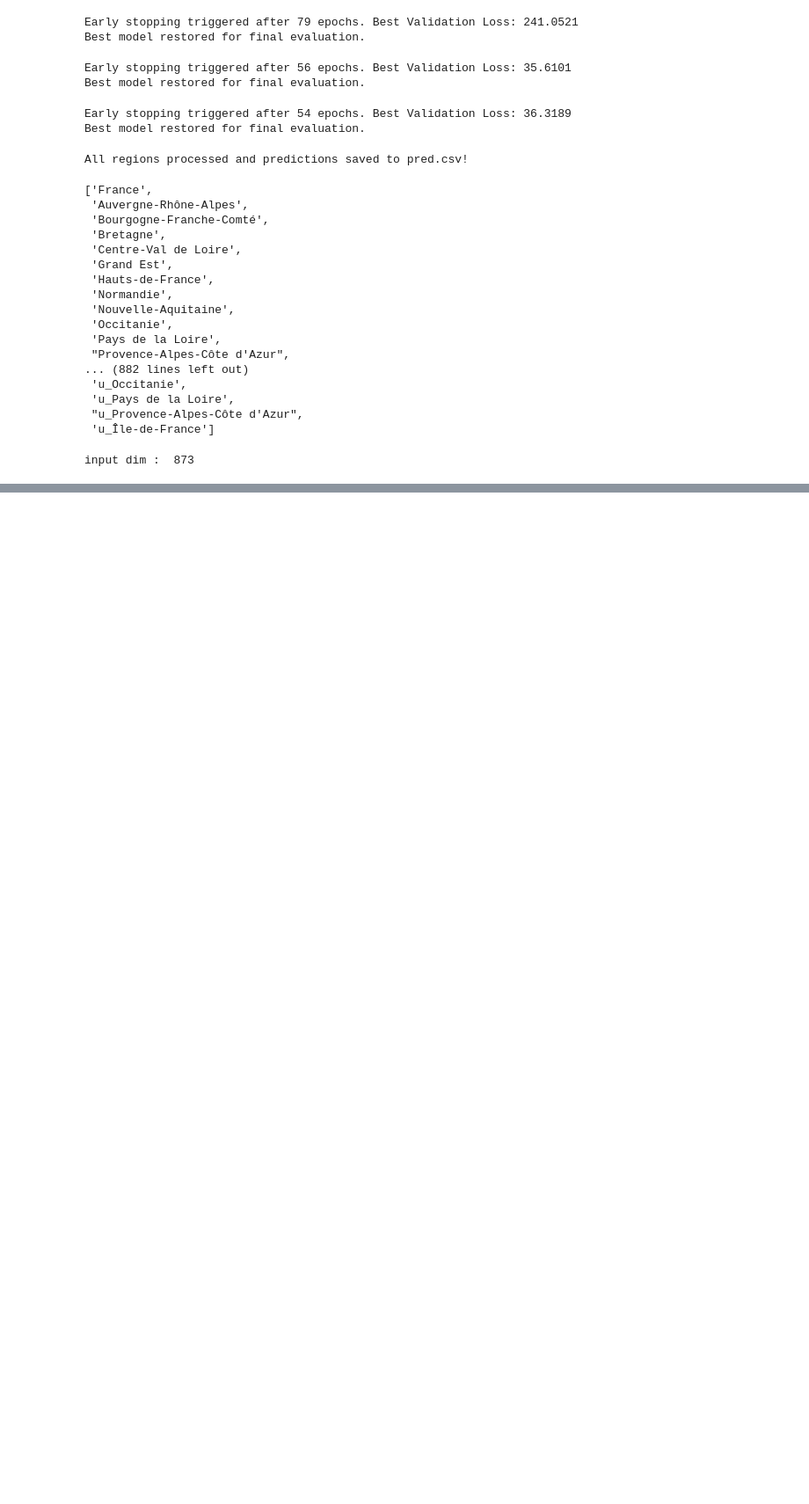
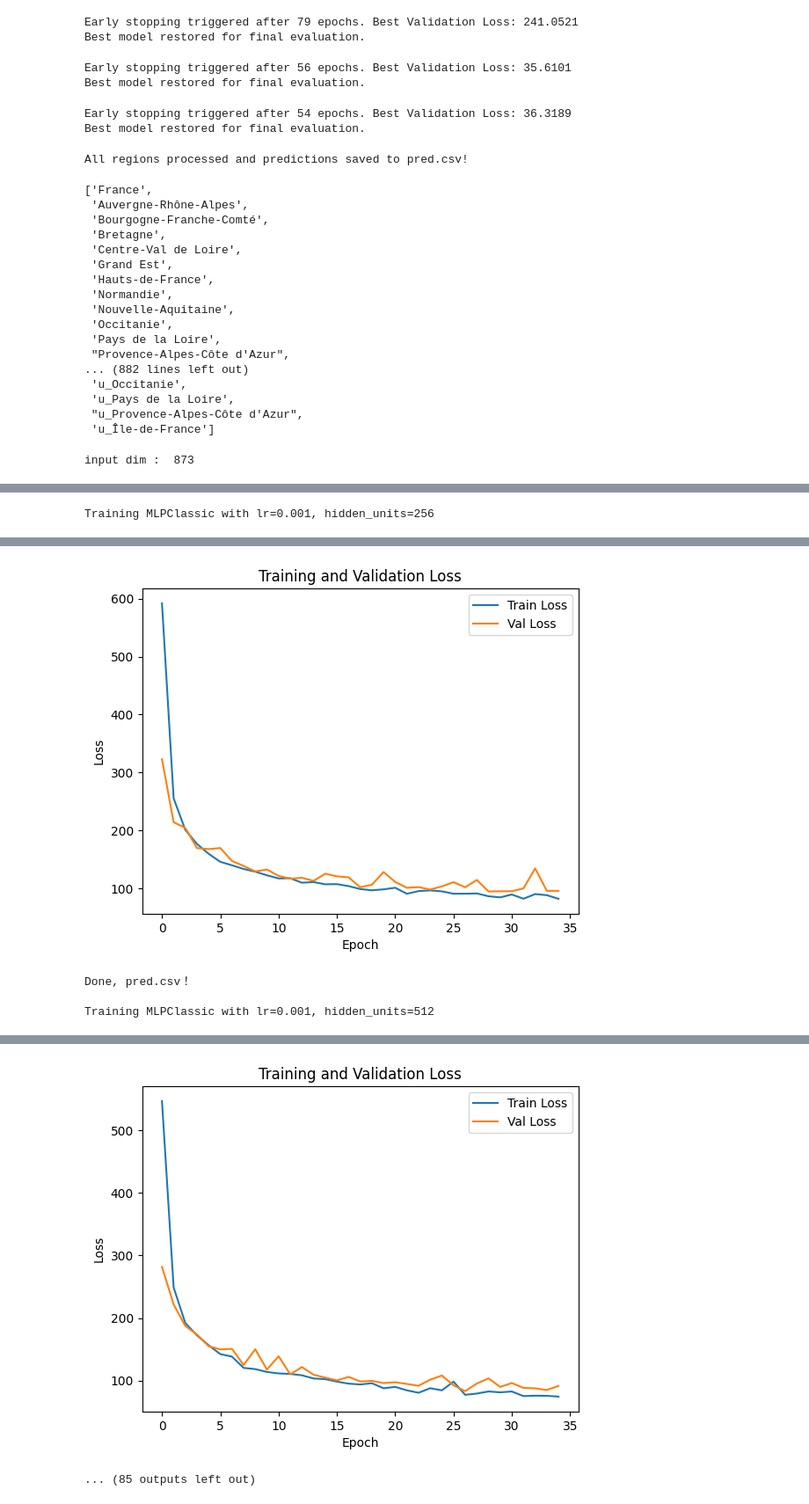
Before and after one commit to JZhouSaclay/DataChallenge, a Jupyter notebook: GroupeZZ.ipynb, the cells around one changed output, grey strips where cells are left out. Shown at 88% size. Cells and saved outputs as stored; diff of their text form; code cells hidden in the pictures; blank space fills up the shorter version.

Commit message:
modification finale, ajouté les fonctions de visualisation des données et les courbes loss ajouté Gird Search pour optimisation des hyperparamètres

```diff
--- a/GroupeZZ.ipynb
+++ b/GroupeZZ.ipynb
@@ -1023,0 +1094,51 @@ def train_and_predict(train_data, test_data, model, epochs=50, batch_size=256, l
+# %%
+import itertools
+import pandas as pd
+import torch
+import matplotlib.pyplot as plt
+import seaborn as sns
+
+# 超参数搜索空间
+param_grid = {
+    'lr': [0.001, 0.0001],  # 仅后两个值
+    'hidden_units': [256,512]  # 仅后两个值
+}
+
+# 预设 batch_size 固定
+batch_size = 512
+epochs = 35
+
+# 需要测试的模型
+models = {
+    'MLPClassic': MLPClassic,
+    'MLPWithoutDrop': MLPWithoutDrop,
+    'MLPWithoutAttention': MLPWithoutAttention,
+    'MLPWithAttentionAll': MLPWithAttentionAll
+}
+
+# 生成超参数组合
+param_combinations = list(itertools.product(param_grid['lr'], param_grid['hidden_units']))
+results = []
+
+for model_name, model_class in models.items():
+    for lr, hidden_units in param_combinations:
+        print(f"\nTraining {model_name} with lr={lr}, hidden_units={hidden_units}")
+
+        # 初始化模型
+        model = model_class(input_dim, hidden_units).to(torch.device("cuda:0" if torch.cuda.is_available() else "cpu"))
+
+        # 训练模型
+        trained_model, train_losses, val_losses = train_and_predictAll(
+            merged_data, test_data, model, target_columns, epochs=epochs, batch_size=batch_size, lr=lr
+        )
+
+        # 记录超参数和损失
+        results.append({
+            'model': model_name,
+            'lr': lr,
+            'hidden_units': hidden_units,
+            'train_loss': train_losses,  # 记录最后一个 epoch 的损失
+            'val_loss': val_losses
+        })
+# %% [output]
+Training MLPClassic with lr=0.001, hidden_units=256
@@ -1023,0 +1149,4 @@ def train_and_predict(train_data, test_data, model, epochs=50, batch_size=256, l
+[figure, added]
+Done, pred.csv！
+
+Training MLPClassic with lr=0.001, hidden_units=512
@@ -1023,0 +1157,2 @@ def train_and_predict(train_data, test_data, model, epochs=50, batch_size=256, l
+[figure, added]
+... (85 outputs left out)
```
Also changed, not shown: parts of 18 cells of this notebook.
